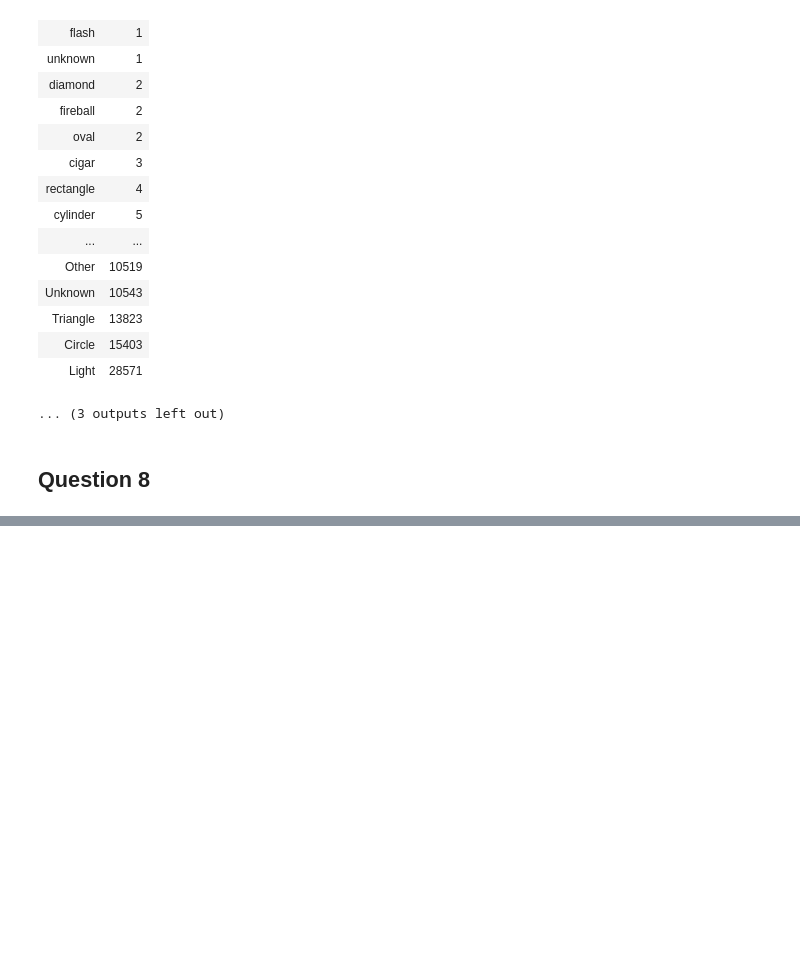
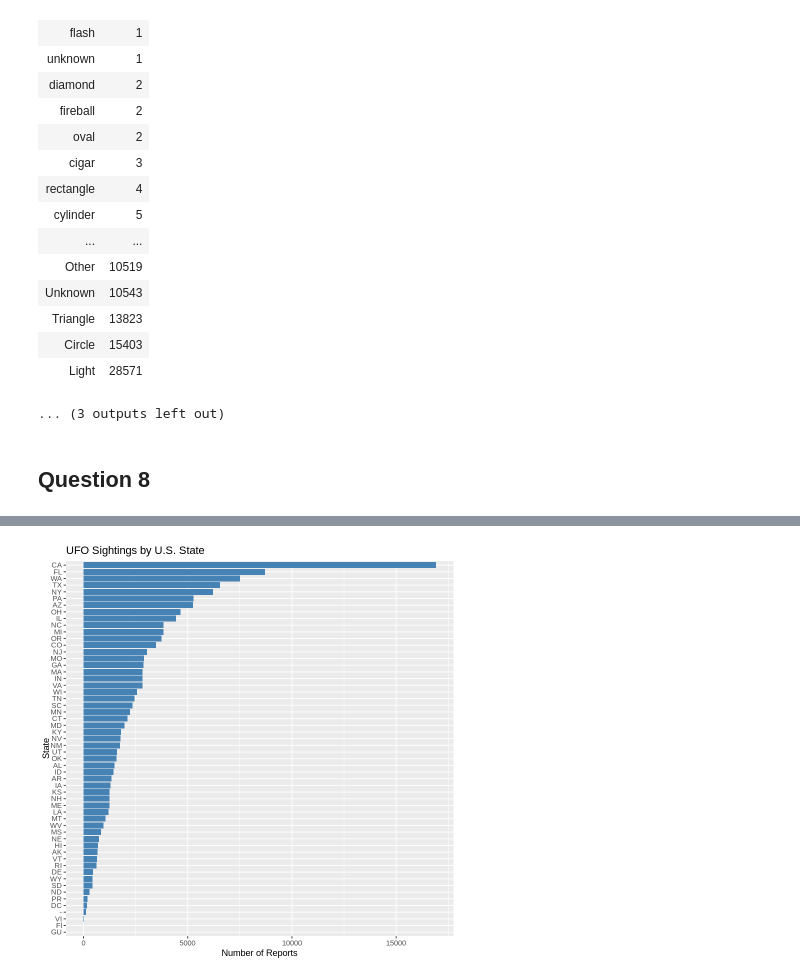
Before and after one commit to tawest2020/taw-bios512, a Jupyter notebook: hw4/HW4.ipynb, the cells around one changed output, grey strips where cells are left out. Cells and saved outputs as stored; diff of their text form; code cells hidden in the pictures; blank space fills up the shorter version.

```diff
--- a/hw4/HW4.ipynb
+++ b/hw4/HW4.ipynb
@@ -771,0 +799,15 @@ df %>%
+# %%
+df %>%
+  filter(country == "USA", !is.na(state)) %>%
+  count(state) %>%
+  filter(n > 1) %>%
+  ggplot(aes(x = reorder(state, n), y = n)) +
+  geom_col(fill = "steelblue") +
+  coord_flip() +
+  labs(
+    title = "UFO Sightings by U.S. State",
+    x = "State",
+    y = "Number of Reports"
+  )
+# %% [output]
+[figure, added]
```
Also changed, not shown: parts of 6 cells of this notebook.
